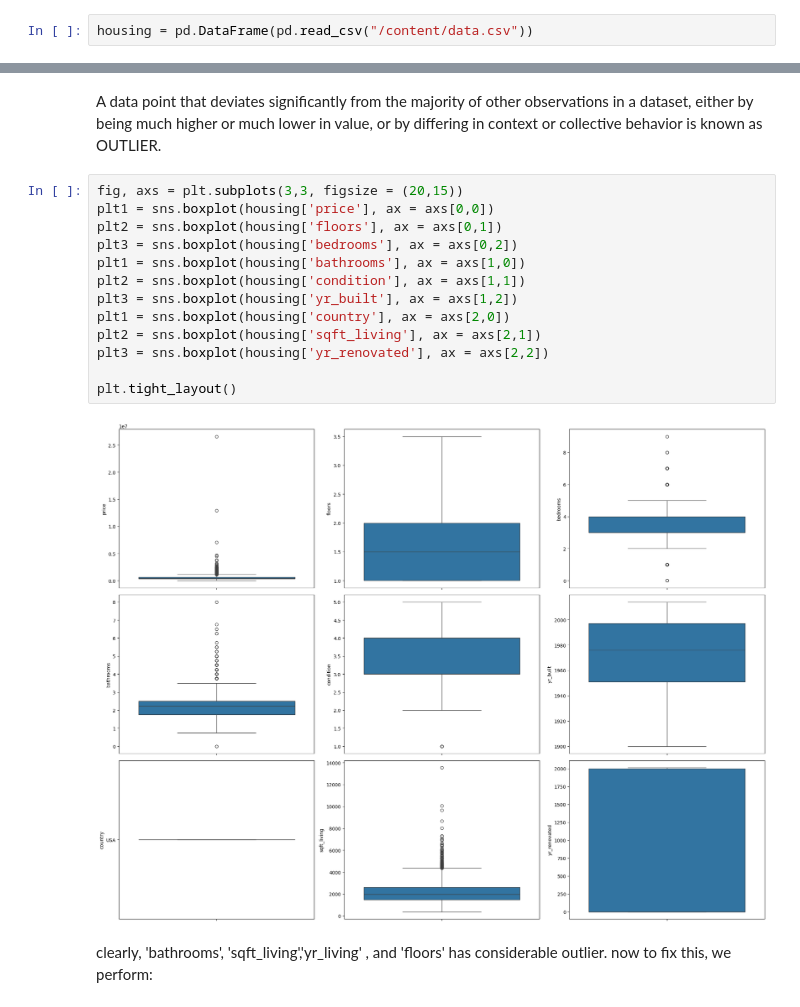
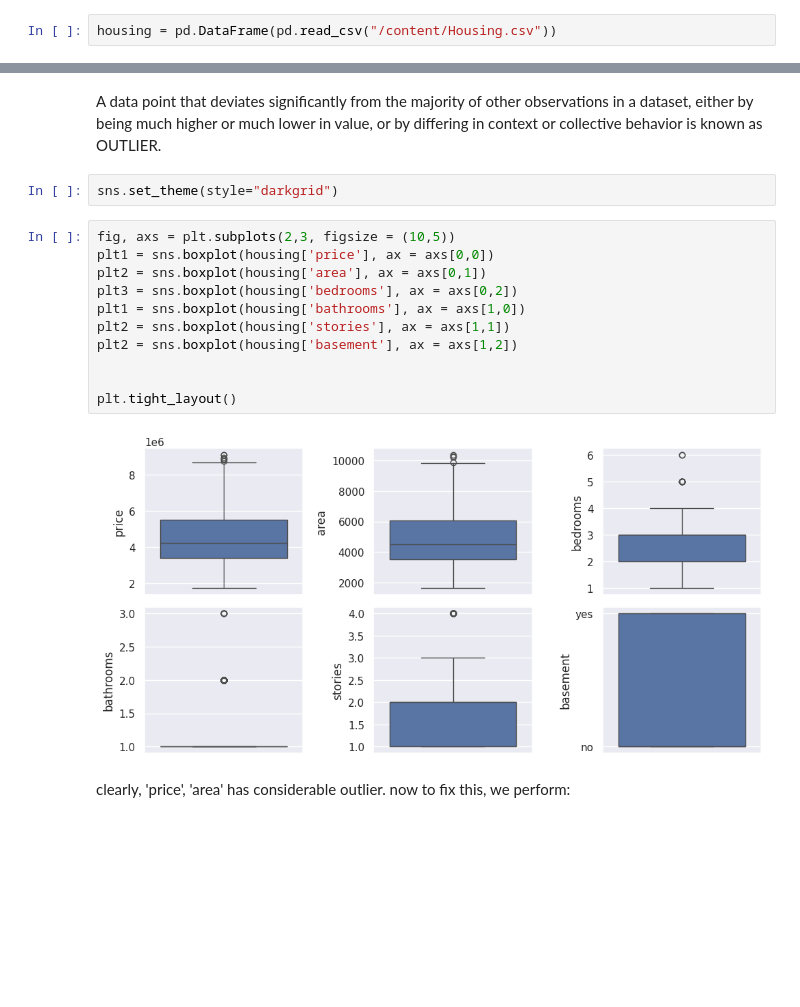
Before and after one commit to Komall007/HOUSE-PRICE-PREDICTION-MODEL, a Jupyter notebook: Untitled0.ipynb, the cells around one changed output, grey strips where cells are left out. Drawn from its saved outputs; the diff is of its cells as text; blank space fills up the shorter version.

```diff
--- a/Untitled0.ipynb
+++ b/Untitled0.ipynb
@@ -8,7 +8,7 @@ import pandas as pd
 import matplotlib.pyplot as plt
 import seaborn as sns
 # %%
-housing = pd.DataFrame(pd.read_csv("/content/data.csv"))
+housing = pd.DataFrame(pd.read_csv("/content/Housing.csv"))
 # %%
 housing.head()
 # %% [output]
@@ -81,21 +81,21 @@ now our data is free from all null values also called clean data set.
 since our data is is clean now we check for outliers.
 # %% [markdown]
 A data point that deviates significantly from the majority of other observations in a dataset, either by being much higher or much lower in value, or by differing in context or collective behavior is known as OUTLIER.
+# %%
+sns.set_theme(style="darkgrid")
 # %%
-fig, axs = plt.subplots(3,3, figsize = (20,15))
+fig, axs = plt.subplots(2,3, figsize = (10,5))
 plt1 = sns.boxplot(housing['price'], ax = axs[0,0])
-plt2 = sns.boxplot(housing['floors'], ax = axs[0,1])
+plt2 = sns.boxplot(housing['area'], ax = axs[0,1])
 plt3 = sns.boxplot(housing['bedrooms'], ax = axs[0,2])
 plt1 = sns.boxplot(housing['bathrooms'], ax = axs[1,0])
-plt2 = sns.boxplot(housing['condition'], ax = axs[1,1])
-plt3 = sns.boxplot(housing['yr_built'], ax = axs[1,2])
-plt1 = sns.boxplot(housing['country'], ax = axs[2,0])
-plt2 = sns.boxplot(housing['sqft_living'], ax = axs[2,1])
-plt3 = sns.boxplot(housing['yr_renovated'], ax = axs[2,2])
+plt2 = sns.boxplot(housing['stories'], ax = axs[1,1])
+plt2 = sns.boxplot(housing['basement'], ax = axs[1,2])
+
 
 plt.tight_layout()
 # %% [output]
-[figure, old version]
+[figure, new version]
 # %% [markdown]
-clearly, 'bathrooms', 'sqft_living','yr_living' , and 'floors'  has considerable outlier.
+clearly, 'price', 'area'  has considerable outlier.
 now to fix this, we perform:
```
Also changed, not shown: parts of 26 cells of this notebook.
